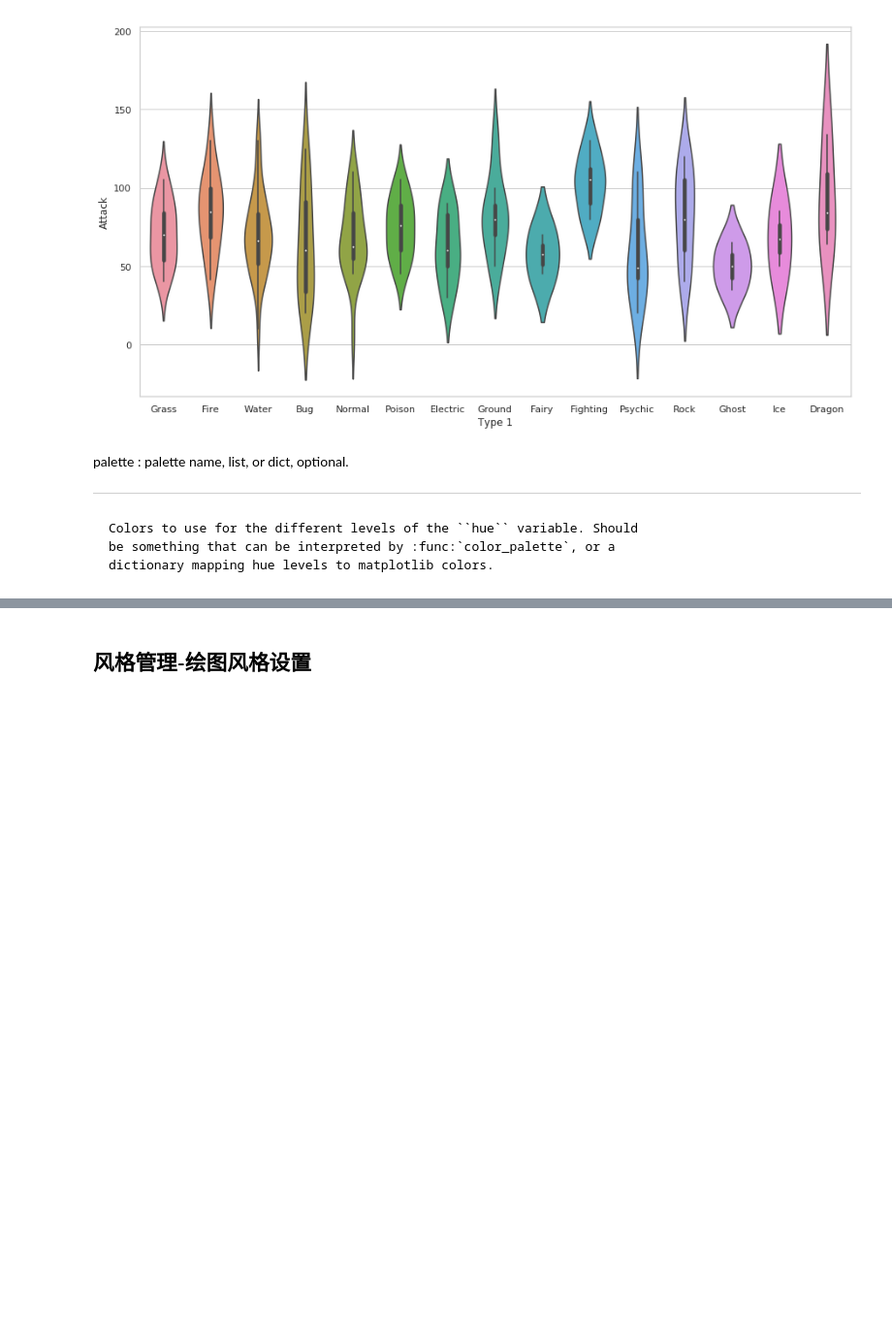
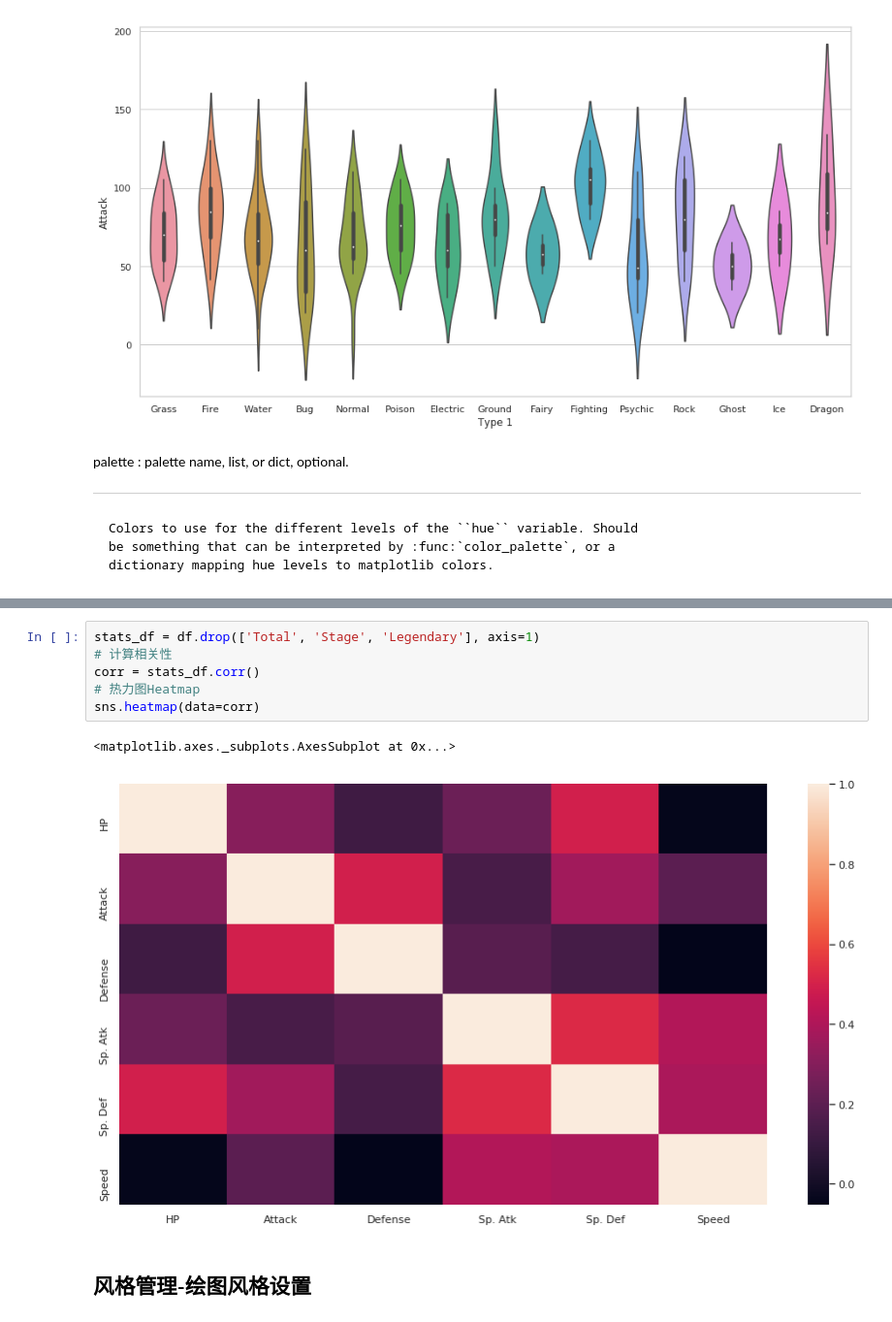
Before and after one commit to HarleysZhang/data_analysis_notes, a Jupyter notebook: seaborn_learn.ipynb, the cells around one changed output, grey strips where cells are left out. Shown at 97% size. Cells and saved outputs as stored; diff of their text form; blank space fills up the shorter version.

```diff
--- a/seaborn_learn.ipynb
+++ b/seaborn_learn.ipynb
@@ -192,3 +371,12 @@ sns.violinplot(x='Type 1', y='Attack', data=df,
+# %%
+stats_df = df.drop(['Total', 'Stage', 'Legendary'], axis=1)
+# 计算相关性
+corr = stats_df.corr()
+# 热力图Heatmap
+sns.heatmap(data=corr)
+# %% [output]
+<matplotlib.axes._subplots.AxesSubplot at 0x...>
+[figure, added]
 # %% [markdown]
 ## 风格管理-绘图风格设置
 # %%
```
Also changed, not shown: parts of 25 cells of this notebook, 2 other files.
